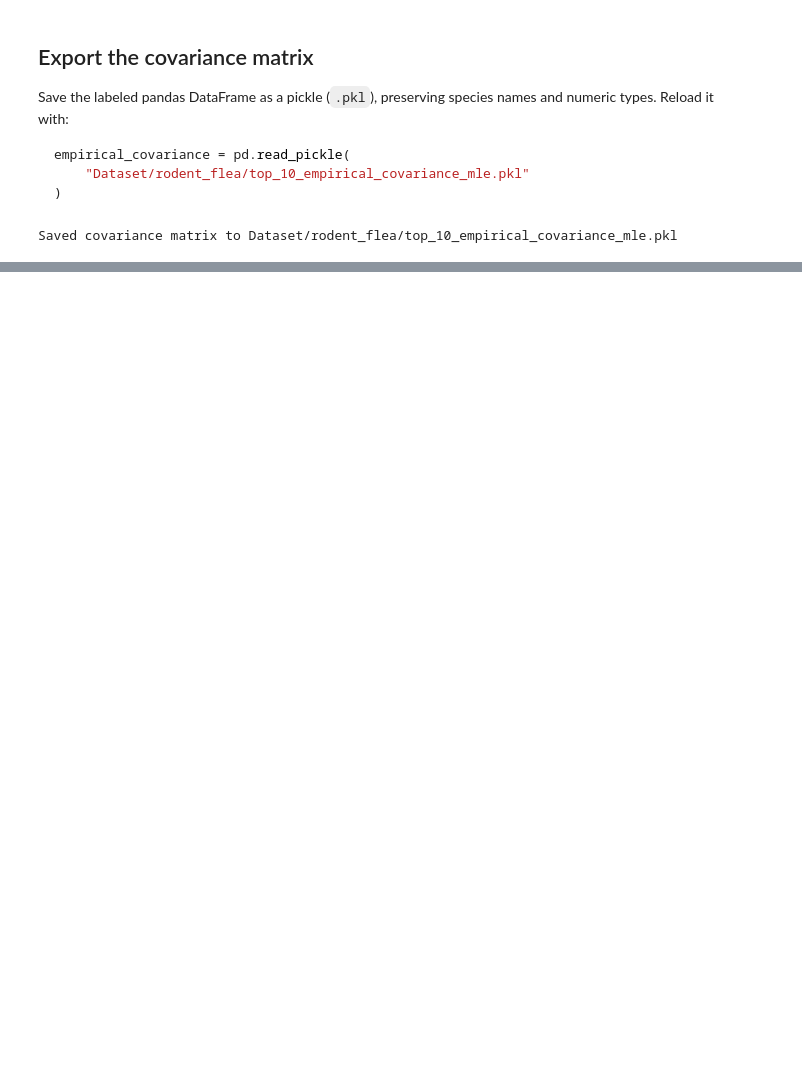
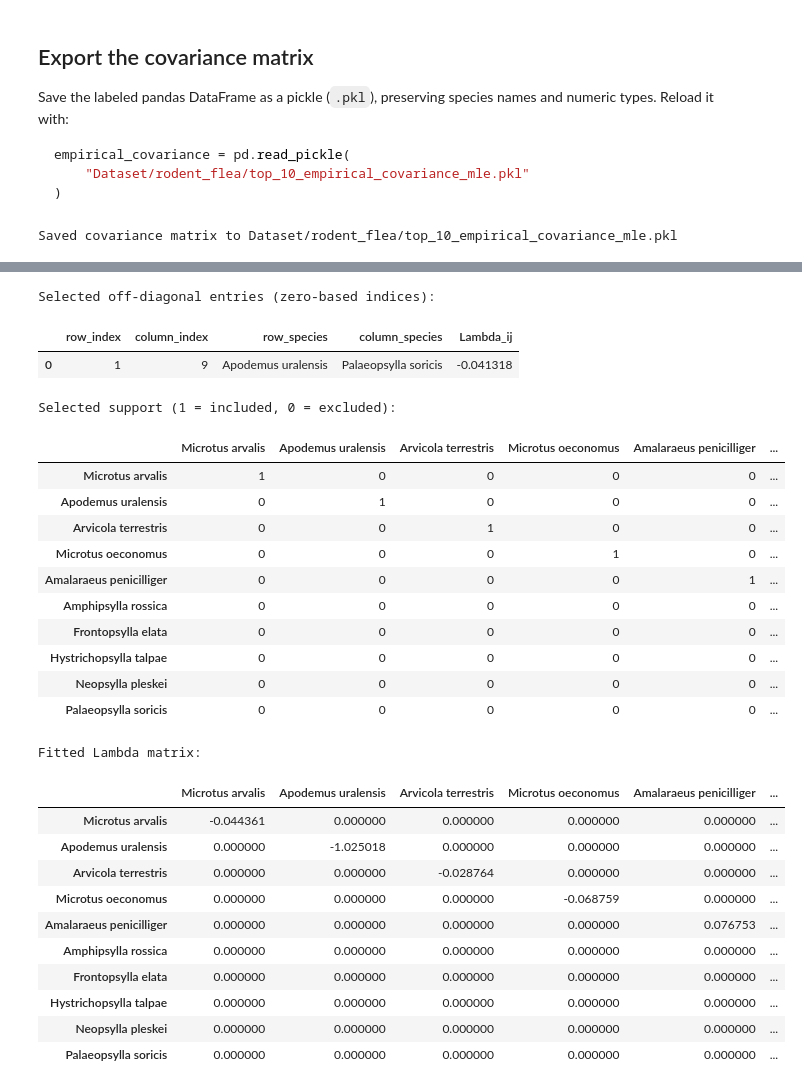
Before and after one commit to Bi-xuan/Analysis_eco_data, a Jupyter notebook: analyze_data.ipynb, the cells around one changed output, grey strips where cells are left out. Cells and saved outputs as stored; diff of their text form; code cells hidden in the pictures; blank space fills up the shorter version.

```diff
--- a/analyze_data.ipynb
+++ b/analyze_data.ipynb
@@ -162,0 +207,52 @@ Saved covariance matrix to Dataset/rodent_flea/top_10_empirical_covariance_mle.p
+# %%
+selected_edge_table = pd.DataFrame([
+    {
+        "row_index": i,
+        "column_index": j,
+        "row_species": result_species[i],
+        "column_species": result_species[j],
+        "Lambda_ij": recovery_result.fitted_lambda[i, j],
+    }
+    for i, j in recovery_result.selected_edges
+], columns=["row_index", "column_index", "row_species", "column_species", "Lambda_ij"])
+recovered_support = pd.DataFrame(
+    recovery_result.support, index=result_species, columns=result_species
+)
+recovered_lambda = pd.DataFrame(
+    recovery_result.fitted_lambda, index=result_species, columns=result_species
+)
+
+print("Selected off-diagonal entries (zero-based indices):")
+display(selected_edge_table)
+print("Selected support (1 = included, 0 = excluded):")
+display(recovered_support.astype(int))
+print("Fitted Lambda matrix:")
+display(recovered_lambda)
+# %% [output]
+Selected off-diagonal entries (zero-based indices):
+|  | row_index | column_index | row_species | column_species | Lambda_ij |
+| 0 | 1 | 9 | Apodemus uralensis | Palaeopsylla soricis | -0.041318 |
+Selected support (1 = included, 0 = excluded):
+|  | Microtus arvalis | Apodemus uralensis | Arvicola terrestris | Microtus oeconomus | Amalaraeus penicilliger | ... |
+| Microtus arvalis | 1 | 0 | 0 | 0 | 0 | ... |
+| Apodemus uralensis | 0 | 1 | 0 | 0 | 0 | ... |
+| Arvicola terrestris | 0 | 0 | 1 | 0 | 0 | ... |
+| Microtus oeconomus | 0 | 0 | 0 | 1 | 0 | ... |
+| Amalaraeus penicilliger | 0 | 0 | 0 | 0 | 1 | ... |
+| Amphipsylla rossica | 0 | 0 | 0 | 0 | 0 | ... |
+| Frontopsylla elata | 0 | 0 | 0 | 0 | 0 | ... |
+| Hystrichopsylla talpae | 0 | 0 | 0 | 0 | 0 | ... |
+| Neopsylla pleskei | 0 | 0 | 0 | 0 | 0 | ... |
+| Palaeopsylla soricis | 0 | 0 | 0 | 0 | 0 | ... |
+Fitted Lambda matrix:
+|  | Microtus arvalis | Apodemus uralensis | Arvicola terrestris | Microtus oeconomus | Amalaraeus penicilliger | ... |
+| Microtus arvalis | -0.044361 | 0.000000 | 0.000000 | 0.000000 | 0.000000 | ... |
+| Apodemus uralensis | 0.000000 | -1.025018 | 0.000000 | 0.000000 | 0.000000 | ... |
+| Arvicola terrestris | 0.000000 | 0.000000 | -0.028764 | 0.000000 | 0.000000 | ... |
+| Microtus oeconomus | 0.000000 | 0.000000 | 0.000000 | -0.068759 | 0.000000 | ... |
+| Amalaraeus penicilliger | 0.000000 | 0.000000 | 0.000000 | 0.000000 | 0.076753 | ... |
+| Amphipsylla rossica | 0.000000 | 0.000000 | 0.000000 | 0.000000 | 0.000000 | ... |
+| Frontopsylla elata | 0.000000 | 0.000000 | 0.000000 | 0.000000 | 0.000000 | ... |
+| Hystrichopsylla talpae | 0.000000 | 0.000000 | 0.000000 | 0.000000 | 0.000000 | ... |
+| Neopsylla pleskei | 0.000000 | 0.000000 | 0.000000 | 0.000000 | 0.000000 | ... |
+| Palaeopsylla soricis | 0.000000 | 0.000000 | 0.000000 | 0.000000 | 0.000000 | ... |
```
Also changed, not shown: parts of 3 cells of this notebook, 2 other files.
